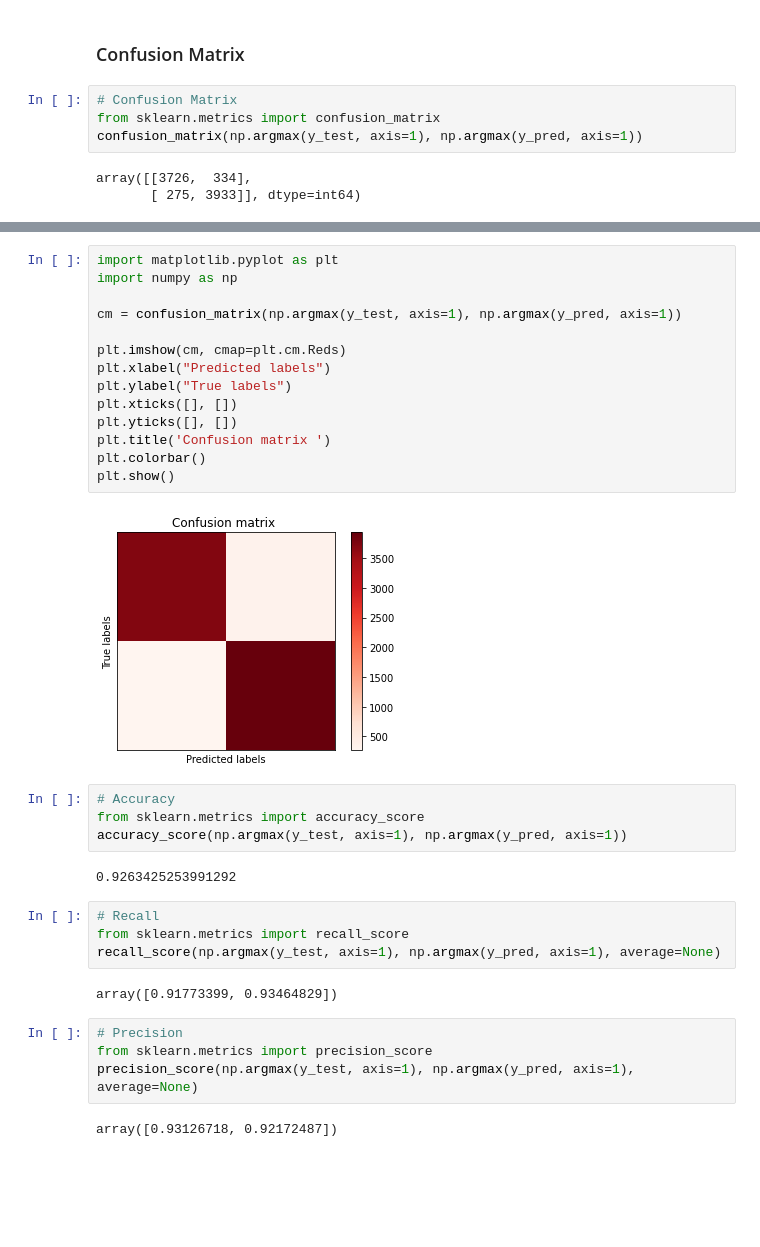
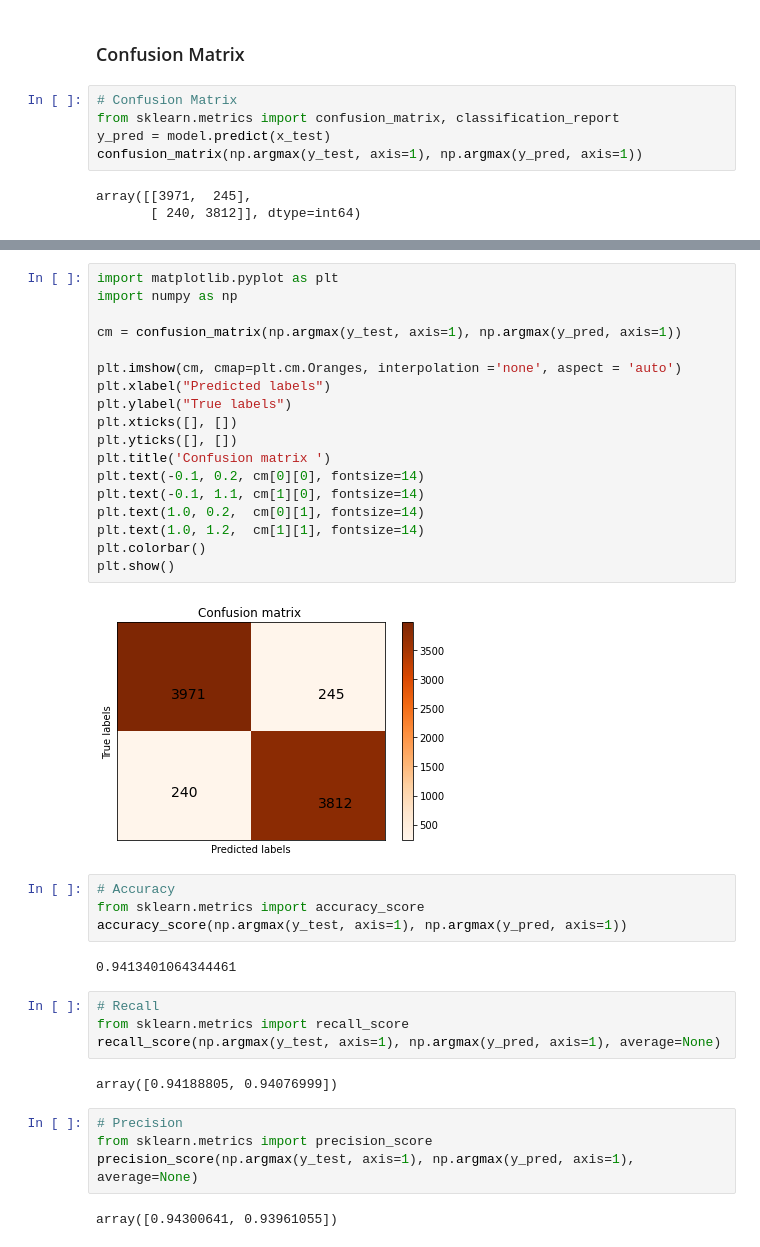
Before and after one commit to SANDIP79190219/Deep-Learning, a Jupyter notebook: Maleria_Deep_Learning_Grayscale.ipynb, the cells around one changed output, grey strips where cells are left out. Saved outputs shown, nothing was run; the diff lists cells and outputs as text; blank space fills up the shorter version.

```diff
--- a/Maleria_Deep_Learning_Grayscale.ipynb
+++ b/Maleria_Deep_Learning_Grayscale.ipynb
@@ -267,48 +267,53 @@ plt.legend(loc = "best")
 ### Confusion Matrix
 # %%
 # Confusion Matrix
-from sklearn.metrics import confusion_matrix
+from sklearn.metrics import confusion_matrix, classification_report
+y_pred = model.predict(x_test)
 confusion_matrix(np.argmax(y_test, axis=1), np.argmax(y_pred, axis=1))
 # %% [output]
-array([[3726,  334],
-       [ 275, 3933]], dtype=int64)
+array([[3971,  245],
+       [ 240, 3812]], dtype=int64)
 # %% [markdown]
 * Details of Predicted and Actual
 <img src="Confusion.png">
 # %%
 import matplotlib.pyplot as plt
 import numpy as np
 
 cm = confusion_matrix(np.argmax(y_test, axis=1), np.argmax(y_pred, axis=1))
 
-plt.imshow(cm, cmap=plt.cm.Reds)
+plt.imshow(cm, cmap=plt.cm.Oranges, interpolation ='none', aspect = 'auto')
 plt.xlabel("Predicted labels")
 plt.ylabel("True labels")
 plt.xticks([], [])
 plt.yticks([], [])
 plt.title('Confusion matrix ')
+plt.text(-0.1, 0.2, cm[0][0], fontsize=14)
+plt.text(-0.1, 1.1, cm[1][0], fontsize=14)
+plt.text(1.0, 0.2,  cm[0][1], fontsize=14)
+plt.text(1.0, 1.2,  cm[1][1], fontsize=14)
 plt.colorbar()
 plt.show()
 # %% [output]
-[figure, old version]
+[figure, new version]
 # %%
 # Accuracy
 from sklearn.metrics import accuracy_score
 accuracy_score(np.argmax(y_test, axis=1), np.argmax(y_pred, axis=1))
 # %% [output]
-0.9263425253991292
+0.9413401064344461
 # %%
 # Recall
 from sklearn.metrics import recall_score
 recall_score(np.argmax(y_test, axis=1), np.argmax(y_pred, axis=1), average=None)
 # %% [output]
-array([0.91773399, 0.93464829])
+array([0.94188805, 0.94076999])
 # %%
 # Precision
 from sklearn.metrics import precision_score
 precision_score(np.argmax(y_test, axis=1), np.argmax(y_pred, axis=1), average=None)
 # %% [output]
-array([0.93126718, 0.92172487])
+array([0.94300641, 0.93961055])
 # %%
 print(classification_report(np.argmax(y_test, axis=1), np.argmax(y_pred, axis=1)))
 # %% [output]
```
Also changed, not shown: parts of 3 cells of this notebook.
